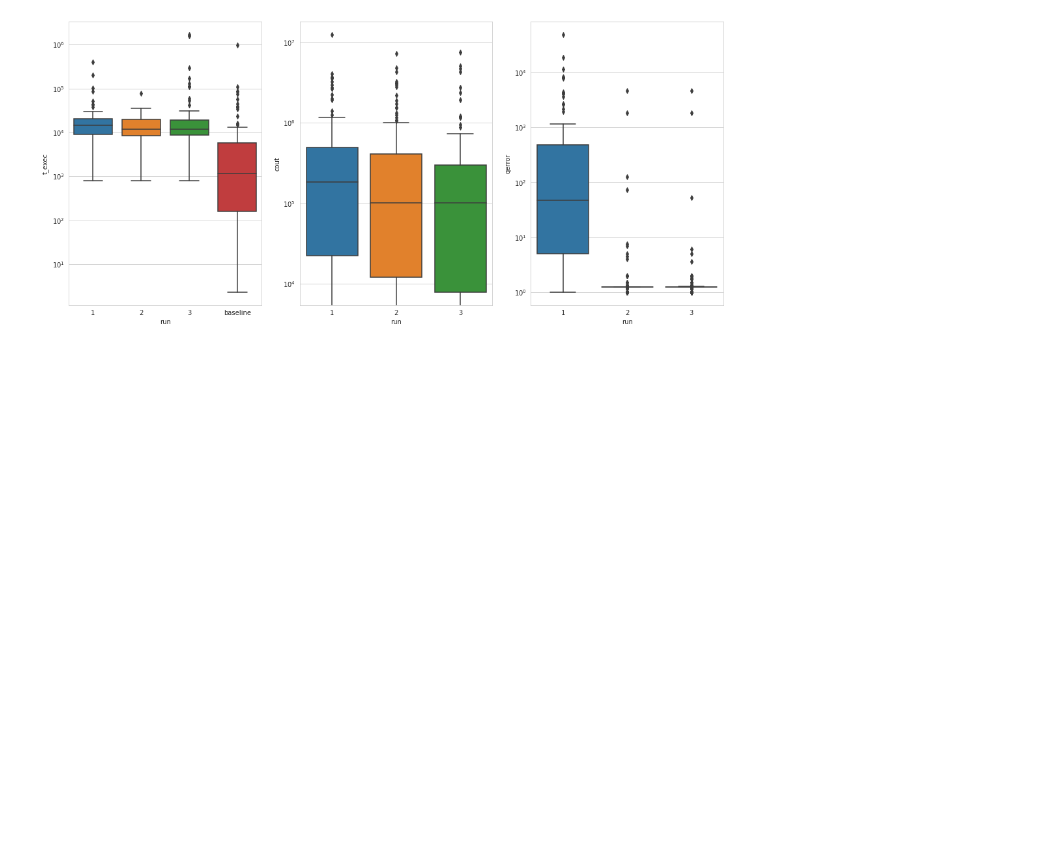
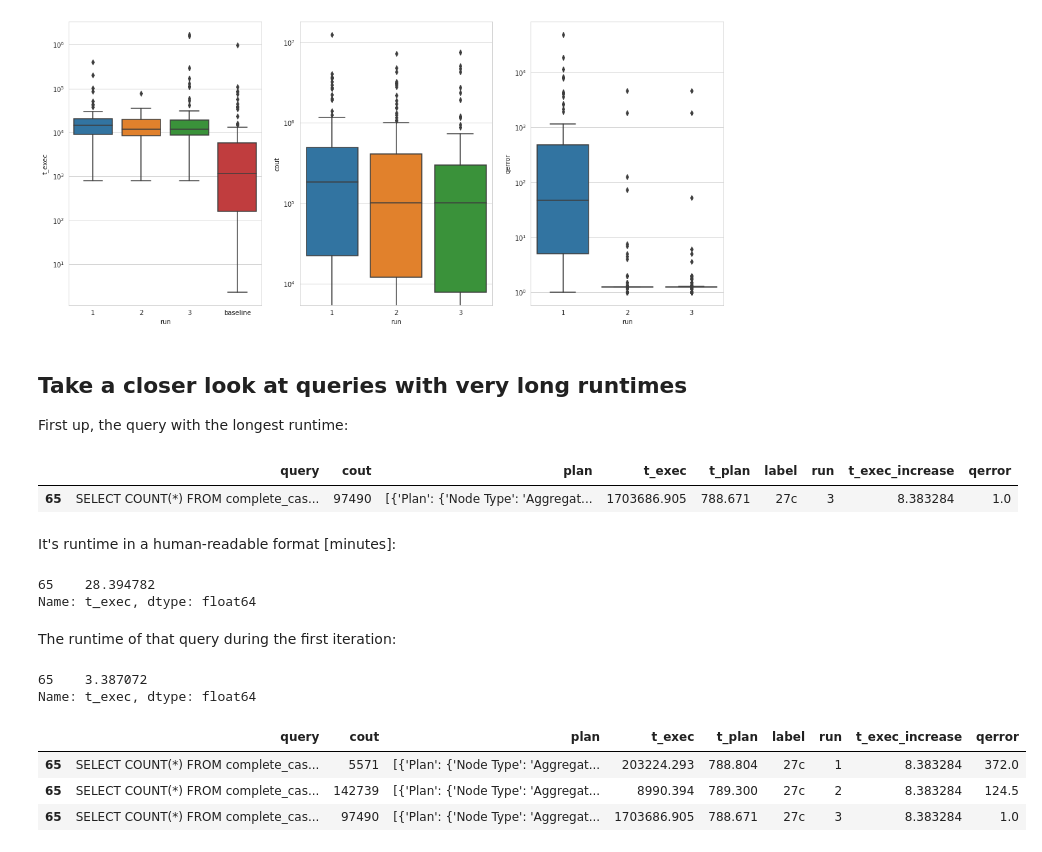
Before and after one commit to rbergm/aft, a Jupyter notebook: pg-aqo/Workload-Evaluation.ipynb, the cells around one changed output. Saved outputs shown, nothing was run; the diff lists cells and outputs as text; code cells hidden in the pictures; blank space fills up the shorter version.

Commit message:
Compare long-running queries for incremental pg-aqo

```diff
--- a/pg-aqo/Workload-Evaluation.ipynb
+++ b/pg-aqo/Workload-Evaluation.ipynb
@@ -256,3 +263,34 @@ g = sns.boxplot(data=df_aqo, x="run", y="qerror", ax=ax_qerror)
 g.set_yscale("log")
 # %% [output]
 [figure]
+# %% [markdown]
+## Take a closer look at queries with very long runtimes
+
+First up, the query with the longest runtime:
+# %%
+q_max = select(df_aqo, t_exec=df_aqo.t_exec.max())
+q_max
+# %% [output]
+|  | query | cout | plan | t_exec | t_plan | label | run | t_exec_increase | qerror |
+| 65 | SELECT COUNT(*) FROM complete_cas... | 97490 | [{'Plan': {'Node Type': 'Aggregat... | 1703686.905 | 788.671 | 27c | 3 | 8.383284 | 1.0 |
+# %% [markdown]
+It's runtime in a human-readable format [minutes]:
+# %%
+q_max.t_exec / 60000
+# %% [output]
+65    28.394782
+Name: t_exec, dtype: float64
+# %% [markdown]
+The runtime of that query during the first iteration:
+# %%
+select(df_aqo, run=1, label=unwrap(q_max.label)).t_exec / 60000
+# %% [output]
+65    3.387072
+Name: t_exec, dtype: float64
+# %%
+select(df_aqo, label=unwrap(q_max.label))
+# %% [output]
+|  | query | cout | plan | t_exec | t_plan | label | run | t_exec_increase | qerror |
+| 65 | SELECT COUNT(*) FROM complete_cas... | 5571 | [{'Plan': {'Node Type': 'Aggregat... | 203224.293 | 788.804 | 27c | 1 | 8.383284 | 372.0 |
+| 65 | SELECT COUNT(*) FROM complete_cas... | 142739 | [{'Plan': {'Node Type': 'Aggregat... | 8990.394 | 789.300 | 27c | 2 | 8.383284 | 124.5 |
+| 65 | SELECT COUNT(*) FROM complete_cas... | 97490 | [{'Plan': {'Node Type': 'Aggregat... | 1703686.905 | 788.671 | 27c | 3 | 8.383284 | 1.0 |
```
Also changed, not shown: parts of 3 cells of this notebook, 1 other file.
